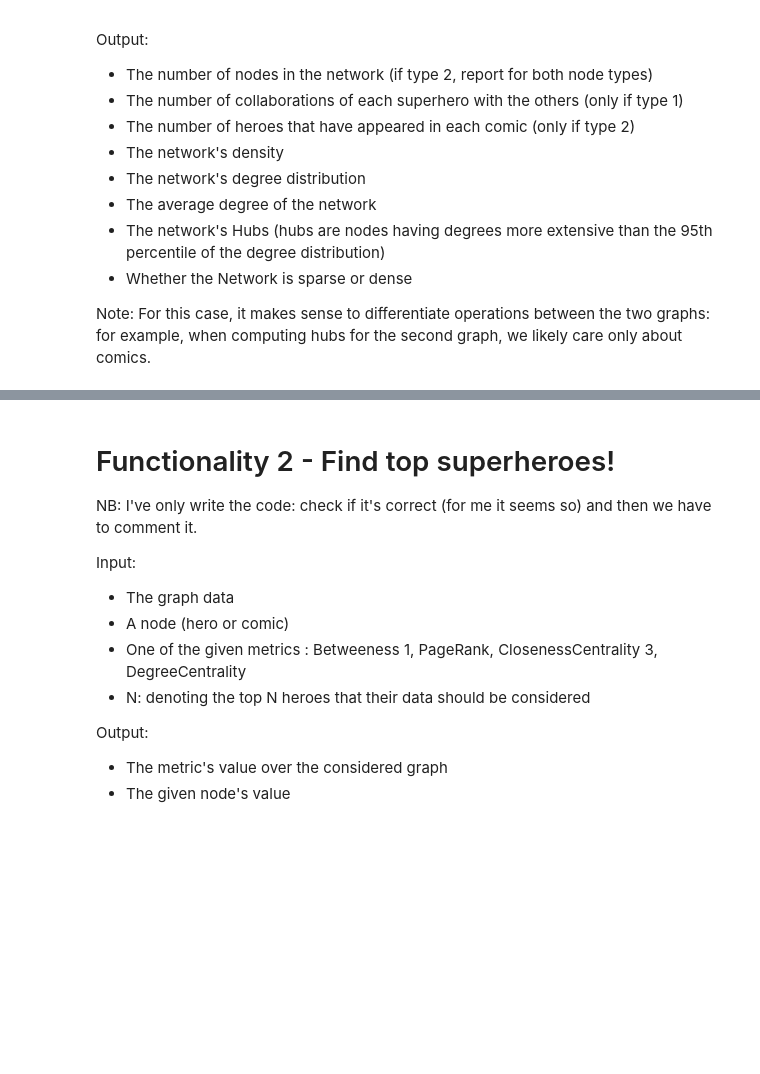
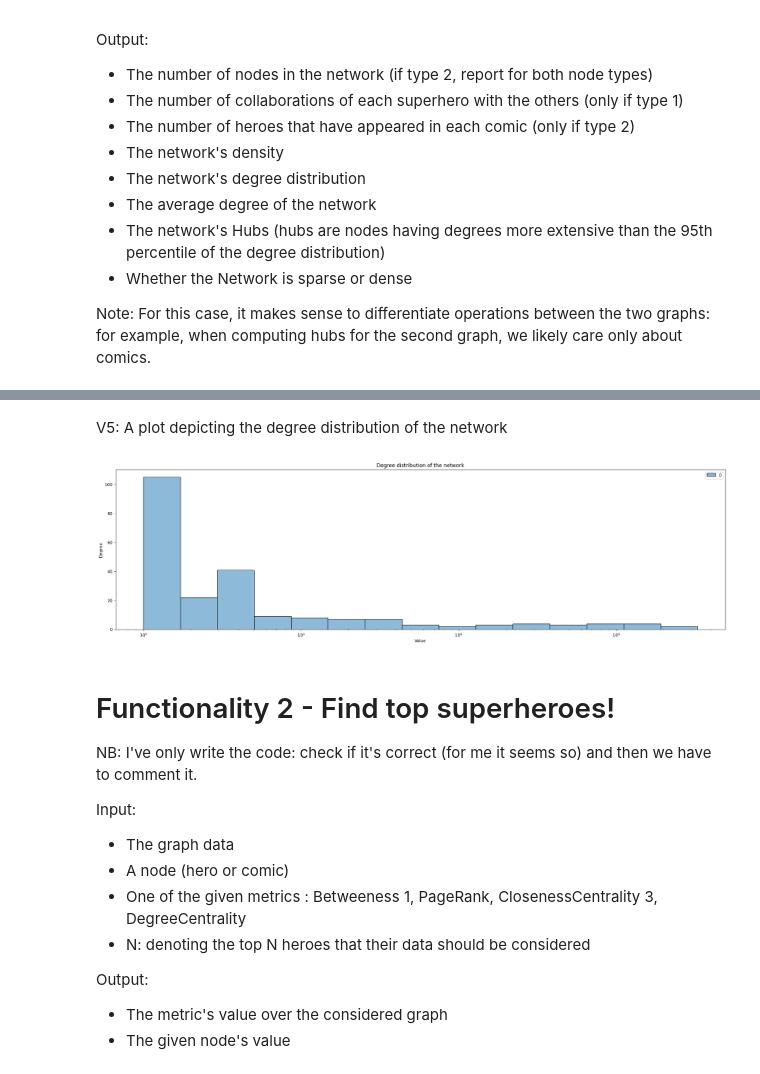
Before and after one commit to ludomazza/ADM_HW5, a Jupyter notebook: HW5_Ludo.ipynb, the cells around one changed output, grey strips where cells are left out. Cells and saved outputs as stored; diff of their text form; code cells hidden in the pictures; blank space fills up the shorter version.

```diff
--- a/HW5_Ludo.ipynb
+++ b/HW5_Ludo.ipynb
@@ -243,0 +303,11 @@ def number_heroes_comics(graph):
+# %%
+# Network's degree
+def distribution_degree(graph):
+    degrees = [graph.degree(n) for n in graph.nodes()]
+    d = defaultdict(int)
+
+    for elem in degrees:
+        d[elem] += 1
+
+    D=sorted(d.items(), key=lambda x: x[0])
+    return dict(D)
@@ -395,3 +541,17 @@ Extract_G_Features(G2,g_type=2,N=10)
+# %% [markdown]
+V5: A plot depicting the degree distribution of the network
+# %%
+values = distribution_degree(G2).values()
+# %%
+plt.figure(figsize=(26, 7), dpi=80)
+# Plot the density graph
+sns.histplot(values,log_scale=True)
+plt.xlabel('Value')
+plt.ylabel('Degree')
+plt.title('Degree distribution of the network')
+plt.show()
+# %% [output]
+[figure, added]
 # %% [markdown]
 # Functionality 2 - Find top superheroes!
 
```
Also changed, not shown: parts of 46 cells of this notebook.
